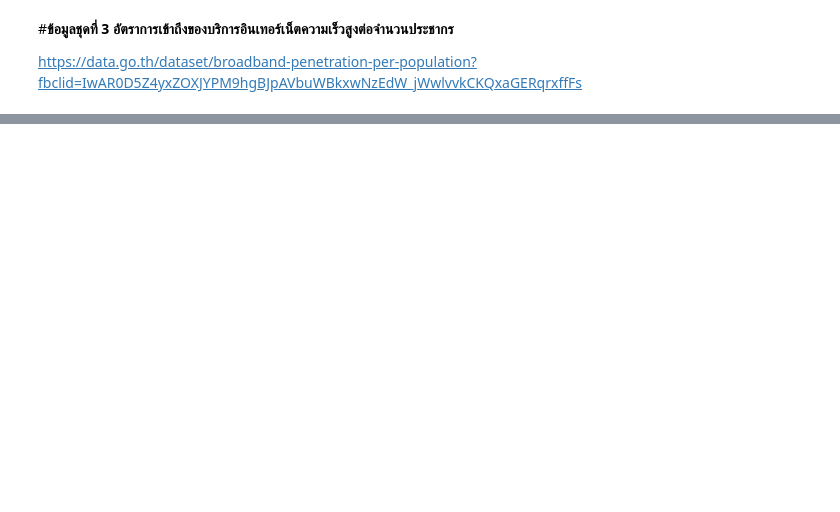
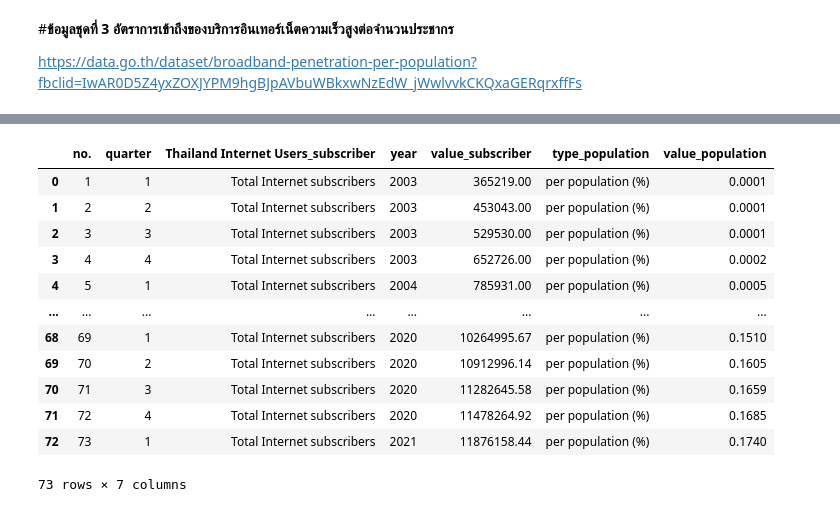
Before and after one commit to Nunticha24/DWDM21, a Jupyter notebook: Project_lookmhee.ipynb, the cells around one changed output, grey strips where cells are left out. Cells and saved outputs as stored; diff of their text form; code cells hidden in the pictures; blank space fills up the shorter version.

```diff
--- a/Project_lookmhee.ipynb
+++ b/Project_lookmhee.ipynb
@@ -141,3 +103,0 @@ dtype: bool
-# %%
-data_population.drop(['YEAR / QUARTER (DATE) (QUARTER)','YEAR / QUARTER (DATE) (YEAR)'], axis=1, inplace=True)  #drop colunm ไตรมาสกับปีออกเพราะชุดข้อมูลที่จะเชื่อมมีเหมือนกัน
-data_population
@@ -356,0 +139,3 @@ we loss 5.47945205479452% of data
+# %%
+data_subscriber2 = data_subscriber.sort_values(by=['no.'])  # เรียงข้อมูลโดยใช้ column ของ No. เป็นหลักในการเรียง
+data_subscriber2
@@ -356,0 +191,18 @@ we loss 5.47945205479452% of data
+# %%
+#เชื่อมตาราง data_subscriber2 และ data_population เข้าด้วยกัน โดยให้ตาราง data_subscriber2 เป็นตารางหลักอยู่ที่ด้านซ้าย
+merge_table1 = data_subscriber2.merge(data_population,how='left',left_on='no.',right_on='no.')
+merge_table1
+# %% [output]
+|  | no. | quarter | Thailand Internet Users_subscriber | year | value_subscriber | type_population | value_population |
+| 0 | 1 | 1 | Total Internet subscribers | 2003 | 365219.00 | per population (%) | 0.0001 |
+| 1 | 2 | 2 | Total Internet subscribers | 2003 | 453043.00 | per population (%) | 0.0001 |
+| 2 | 3 | 3 | Total Internet subscribers | 2003 | 529530.00 | per population (%) | 0.0001 |
+| 3 | 4 | 4 | Total Internet subscribers | 2003 | 652726.00 | per population (%) | 0.0002 |
+| 4 | 5 | 1 | Total Internet subscribers | 2004 | 785931.00 | per population (%) | 0.0005 |
+| ... | ... | ... | ... | ... | ... | ... | ... |
+| 68 | 69 | 1 | Total Internet subscribers | 2020 | 10264995.67 | per population (%) | 0.1510 |
+| 69 | 70 | 2 | Total Internet subscribers | 2020 | 10912996.14 | per population (%) | 0.1605 |
+| 70 | 71 | 3 | Total Internet subscribers | 2020 | 11282645.58 | per population (%) | 0.1659 |
+| 71 | 72 | 4 | Total Internet subscribers | 2020 | 11478264.92 | per population (%) | 0.1685 |
+| 72 | 73 | 1 | Total Internet subscribers | 2021 | 11876158.44 | per population (%) | 0.1740 |
+73 rows × 7 columns
```
Also changed, not shown: parts of 68 cells of this notebook.
